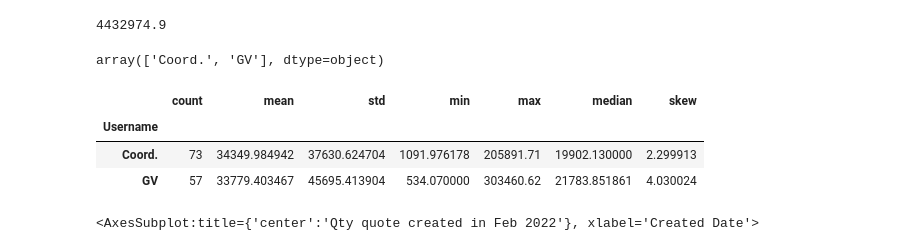
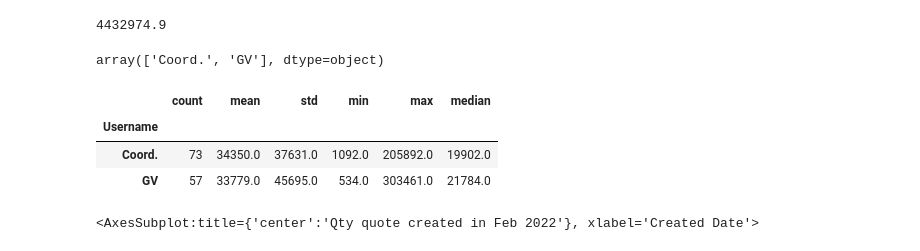
Before and after one commit to Keylla-Rodrigues/Monthly-quote-report, a Jupyter notebook: Monthly-quote-report.ipynb, the cells around one changed output. Cells and saved outputs as stored; diff of their text form; code cells hidden in the pictures.

```diff
--- a/Monthly-quote-report.ipynb
+++ b/Monthly-quote-report.ipynb
@@ -240,14 +239,14 @@ array(['Coord.', 'GV'], dtype=object)
 # %%
 # 5.2 - Estatistica descritiva da variavel New_Total (estratificada) / CAN$ - mes fev 2022
 
   # quotes_df.New_Total.describe()/ quotes_df['New_Total'].describe()
 
-nova_tabela.groupby("Username").New_Total.agg(["count", "mean", "std", "min", "max", "median", "skew"])
+round(nova_tabela.groupby("Username").New_Total.agg(["count", "mean", "std", "min", "max", "median"]))
 # %% [output]
-|  | count | mean | std | min | max | median | skew |
-| Username |  |  |  |  |  |  |  |
-| Coord. | 73 | 34349.984942 | 37630.624704 | 1091.976178 | 205891.71 | 19902.130000 | 2.299913 |
-| GV | 57 | 33779.403467 | 45695.413904 | 534.070000 | 303460.62 | 21783.851861 | 4.030024 |
+|  | count | mean | std | min | max | median |
+| Username |  |  |  |  |  |  |
+| Coord. | 73 | 34350.0 | 37631.0 | 1092.0 | 205892.0 | 19902.0 |
+| GV | 57 | 33779.0 | 45695.0 | 534.0 | 303461.0 | 21784.0 |
 # %%
 # 6.1 - Criar grafico sequencial mostrando qtde quotes criados no mes de fev. 2022 p/ variavel New_Total (geral) / CAN$
 
```
Also changed, not shown: parts of 2 cells of this notebook.
